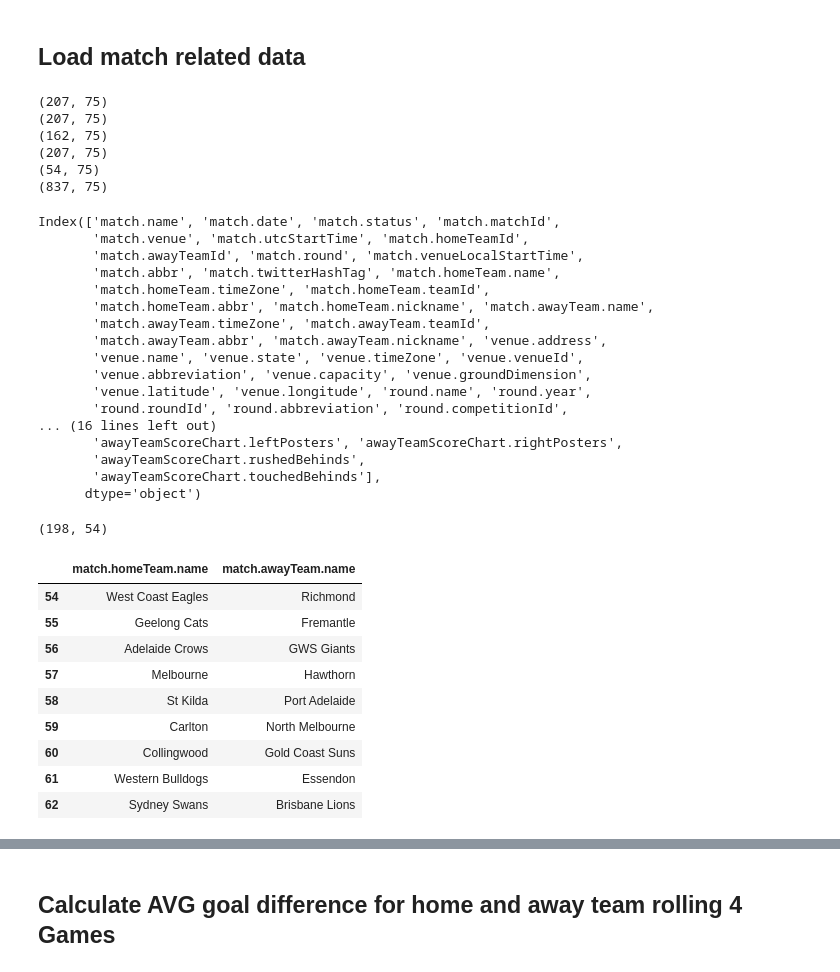
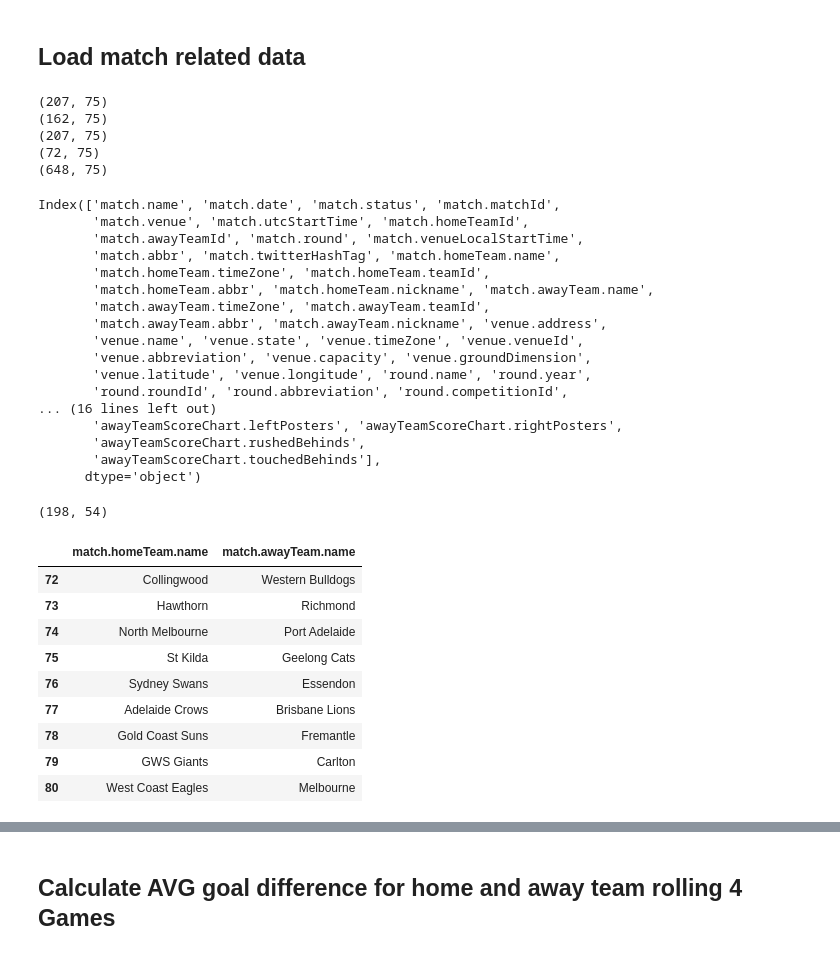
Before and after one commit to Sage-of-Sparta/probabilistic-afl-tipping, a Jupyter notebook: XGBoost_AFL_Prediction_Preprocessing.ipynb, the cells around one changed output, grey strips where cells are left out. Saved outputs shown, nothing was run; the diff lists cells and outputs as text; code cells hidden in the pictures.

```diff
--- a/XGBoost_AFL_Prediction_Preprocessing.ipynb
+++ b/XGBoost_AFL_Prediction_Preprocessing.ipynb
@@ -8,8 +8,8 @@ warnings.filterwarnings('ignore')
 # %% [markdown]
 ## Load match related data
 # %%
-df_2018 = pd.read_csv("data/afl_results_2018.csv")
-print(df_2018.shape)
+#df_2018 = pd.read_csv("data/afl_results_2018.csv")
+#print(df_2018.shape)
 
 df_2019 = pd.read_csv("data/afl_results_2019.csv")
 print(df_2019.shape)
@@ -20,16 +20,15 @@ print(df_2021.shape)
 df_2022 = pd.read_csv("data/afl_results_2022.csv")
 print(df_2022.shape)
 
-df_all = pd.concat([df_2018, df_2019, df_2020, df_2021, df_2022], axis=0)
+df_all = pd.concat([df_2019, df_2020, df_2021, df_2022], axis=0)
 print(df_all.shape)
 df_all.columns
 # %% [output]
-(207, 75)
 (207, 75)
 (162, 75)
 (207, 75)
-(54, 75)
-(837, 75)
+(72, 75)
+(648, 75)
 Index(['match.name', 'match.date', 'match.status', 'match.matchId',
        'match.venue', 'match.utcStartTime', 'match.homeTeamId',
        'match.awayTeamId', 'match.round', 'match.venueLocalStartTime',
@@ -50,25 +49,25 @@ Index(['match.name', 'match.date', 'match.status', 'match.matchId',
 # %%
 df_fixture = pd.read_csv("data/fixture_2022.csv")
 print(df_fixture.shape)
 df_fixture.columns
 
 # get right fixture rounds
-df_next_games_teams = df_fixture[(df_fixture['status'] != "CONCLUDED") & (df_fixture['round.roundNumber'] == 7)]
+df_next_games_teams = df_fixture[(df_fixture['status'] != "CONCLUDED") & (df_fixture['round.roundNumber'] == 9)]
 df_next_games_teams = df_next_games_teams[['home.team.name','away.team.name']]
 df_next_games_teams = df_next_games_teams.rename(columns={'home.team.name': 'match.homeTeam.name', 'away.team.name': 'match.awayTeam.name'})
 df_next_games_teams
 # %% [output]
 (198, 54)
 |  | match.homeTeam.name | match.awayTeam.name |
-| 54 | West Coast Eagles | Richmond |
-| 55 | Geelong Cats | Fremantle |
-| 56 | Adelaide Crows | GWS Giants |
-| 57 | Melbourne | Hawthorn |
-| 58 | St Kilda | Port Adelaide |
-| 59 | Carlton | North Melbourne |
-| 60 | Collingwood | Gold Coast Suns |
-| 61 | Western Bulldogs | Essendon |
-| 62 | Sydney Swans | Brisbane Lions |
+| 72 | Collingwood | Western Bulldogs |
+| 73 | Hawthorn | Richmond |
+| 74 | North Melbourne | Port Adelaide |
+| 75 | St Kilda | Geelong Cats |
+| 76 | Sydney Swans | Essendon |
+| 77 | Adelaide Crows | Brisbane Lions |
+| 78 | Gold Coast Suns | Fremantle |
+| 79 | GWS Giants | Carlton |
+| 80 | West Coast Eagles | Melbourne |
 # %%
 df_all.shape
 # %% [output]
```
Also changed, not shown: parts of 10 cells of this notebook, 10 other files.
